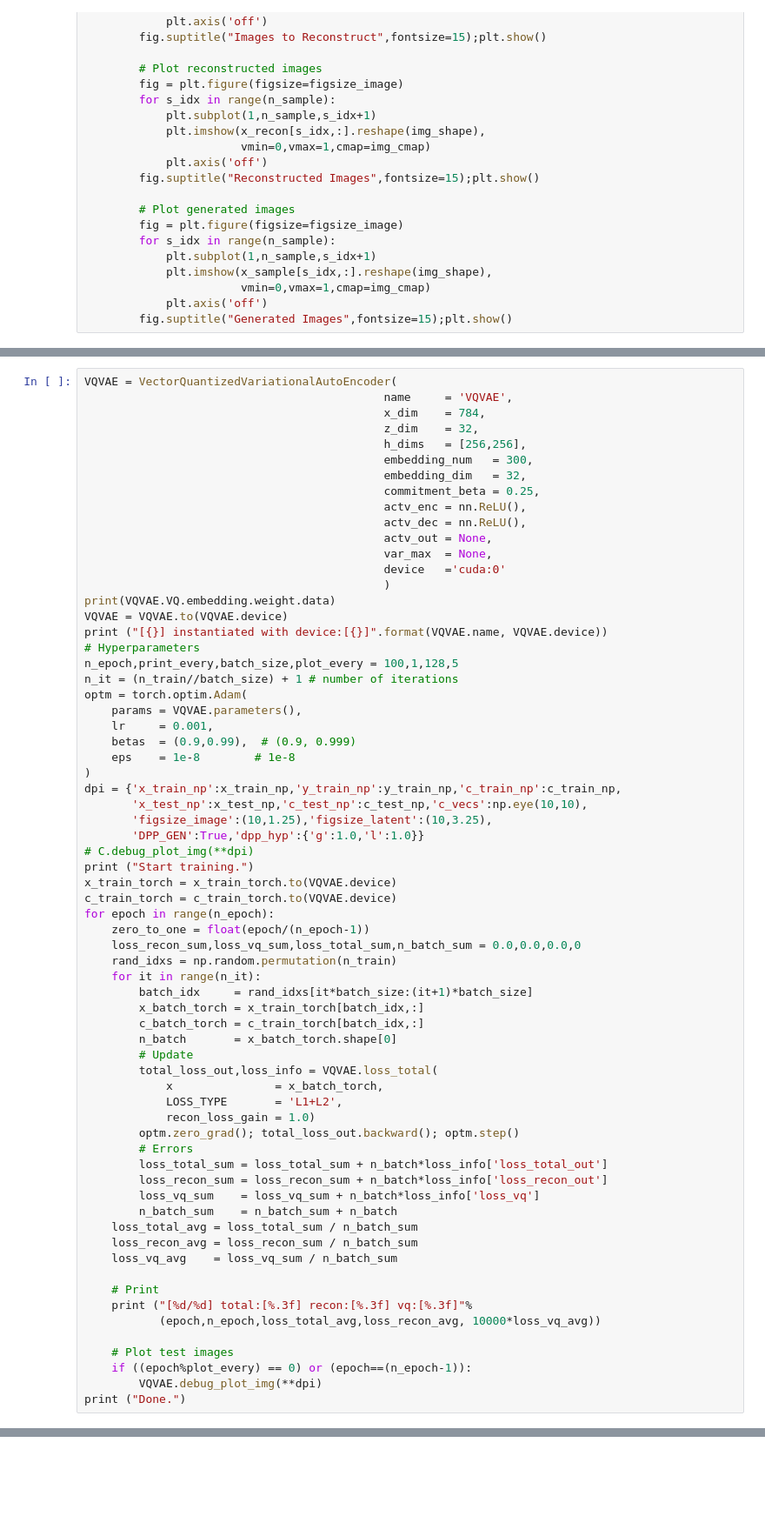
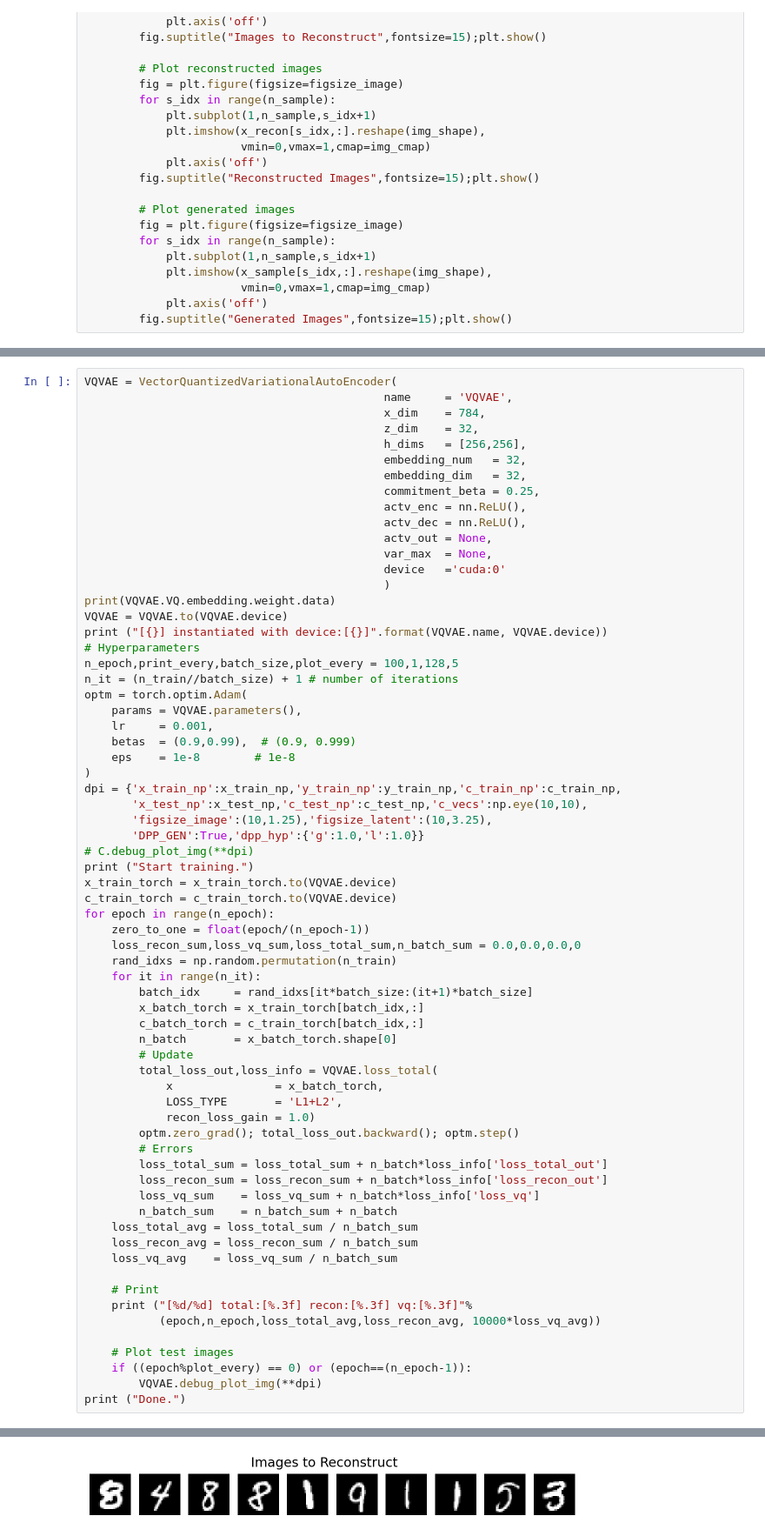
Before and after one commit to Hansooworld/snapbot-learning-v2, a Jupyter notebook: demo_vqvae_test.ipynb, the cells around one changed output, grey strips where cells are left out. Shown at 87% size. Cells and saved outputs as stored; diff of their text form; blank space fills up the shorter version.

```diff
--- a/demo_vqvae_test.ipynb
+++ b/demo_vqvae_test.ipynb
@@ -348,7 +356,7 @@ VQVAE = VectorQuantizedVariationalAutoEncoder(
                                             x_dim    = 784,
                                             z_dim    = 32,
                                             h_dims   = [256,256],
-                                            embedding_num   = 300,
+                                            embedding_num   = 32,
                                             embedding_dim   = 32,
                                             commitment_beta = 0.25,
                                             actv_enc = nn.ReLU(),
@@ -413,0 +432 @@ KeyboardInterrupt:
+[figure, added]
```
Also changed, not shown: parts of 6 cells of this notebook, 1 other file.
